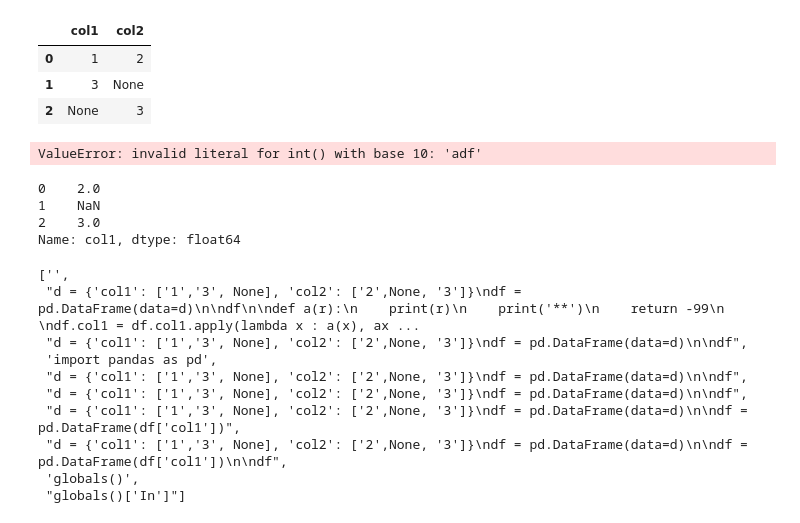
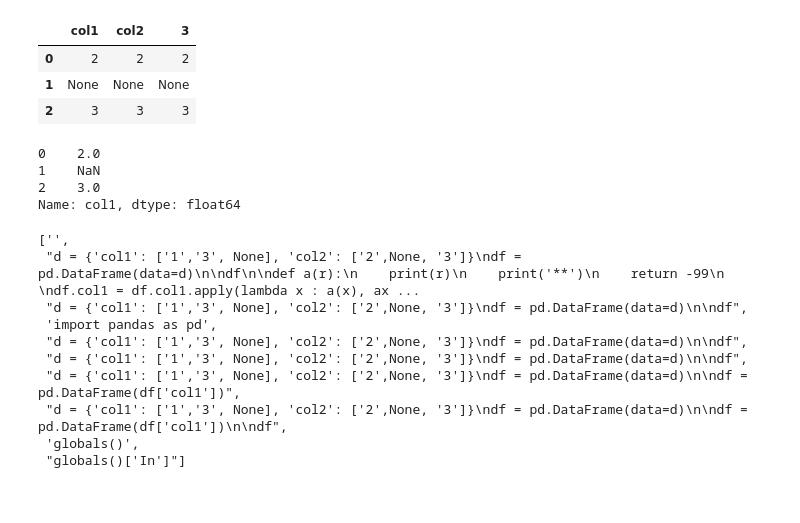
Before and after one commit to eoglethorpe/humanitarian, a Jupyter notebook: shelter/sohss/c0d3/sand.ipynb, the cells around one changed output. Cells and saved outputs as stored; diff of their text form; code cells hidden in the pictures.

```diff
--- a/shelter/sohss/c0d3/sand.ipynb
+++ b/shelter/sohss/c0d3/sand.ipynb
@@ -1,13 +1,2 @@
 # %%
 import pandas as pd
-# %%
-df
-# %% [output]
-|  | col1 | col2 |
-| 0 | 1 | 2 |
-| 1 | 3 | None |
-| 2 | None | 3 |
-# %%
-int('adf')
-# %% [output]
-ValueError: invalid literal for int() with base 10: 'adf'
@@ -14,3 +5,15 @@ ValueError: invalid literal for int() with base 10: 'adf'
+# %%
+df.apply(lambda x : x)
+
+self.data[['rw_gen.month', 'rw_gen.year']] = self.data.apply(lambda x:
+                                                             pd.Series(
+                                                                 self.extract_date(x['rw_gen.fields.name'])),
+                                                             axis=1)
+# %% [output]
+|  | col1 | col2 | 3 |
+| 0 | 2 | 2 | 2 |
+| 1 | None | None | None |
+| 2 | 3 | 3 | 3 |
 # %%
 df['3'] = df['col1'] = df['col2']
 
```
Also changed, not shown: parts of 3 cells of this notebook, 8 other files.
